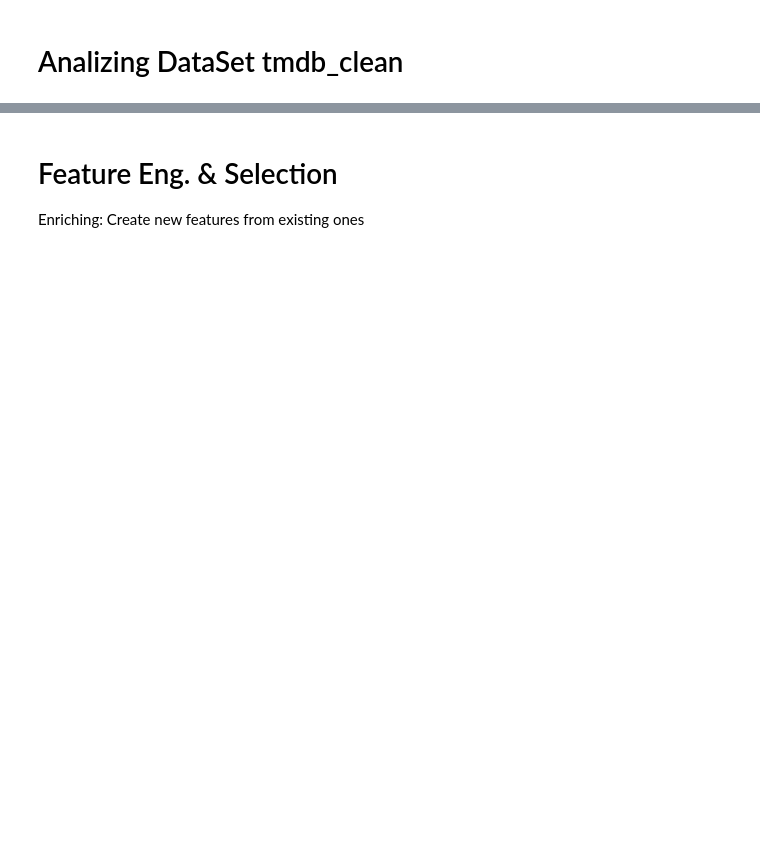
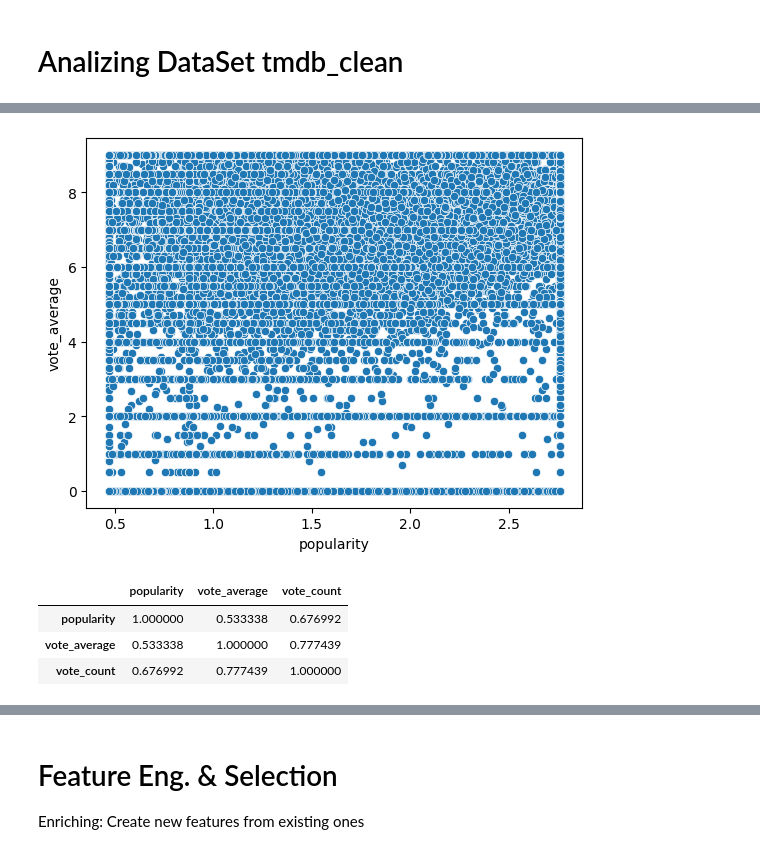
Before and after one commit to Elbx88/ML-Model-Perdiction, a Jupyter notebook: Project_ML_Models_Erez_Levy_TMDB_4.ipynb, the cells around one changed output, grey strips where cells are left out. Drawn from its saved outputs; the diff is of its cells as text; code cells hidden in the pictures; blank space fills up the shorter version.

```diff
--- a/Project_ML_Models_Erez_Levy_TMDB_4.ipynb
+++ b/Project_ML_Models_Erez_Levy_TMDB_4.ipynb
@@ -183,0 +242,12 @@ dtype: int64
+# %%
+sns.scatterplot(x='popularity', y='vote_average', data=tmdb_clean)
+
+plt.show()
+
+tmdb_clean[['popularity', 'vote_average', 'vote_count']].corr()
+# %% [output]
+[figure, added]
+|  | popularity | vote_average | vote_count |
+| popularity | 1.000000 | 0.533338 | 0.676992 |
+| vote_average | 0.533338 | 1.000000 | 0.777439 |
+| vote_count | 0.676992 | 0.777439 | 1.000000 |
```
Also changed, not shown: parts of 42 cells of this notebook.
